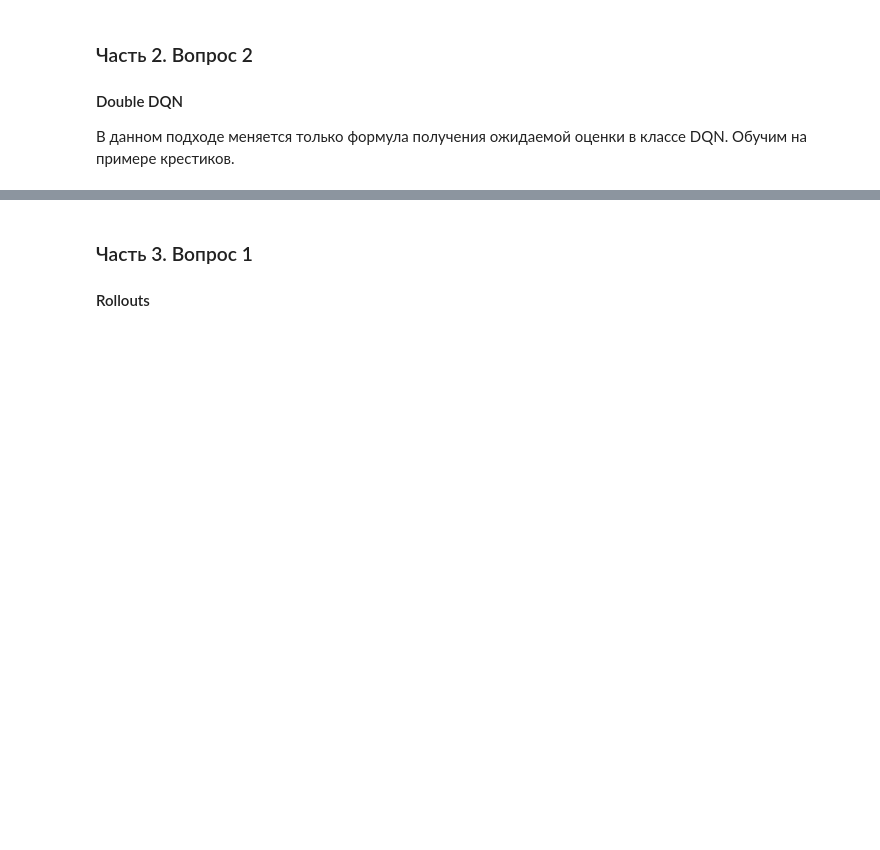
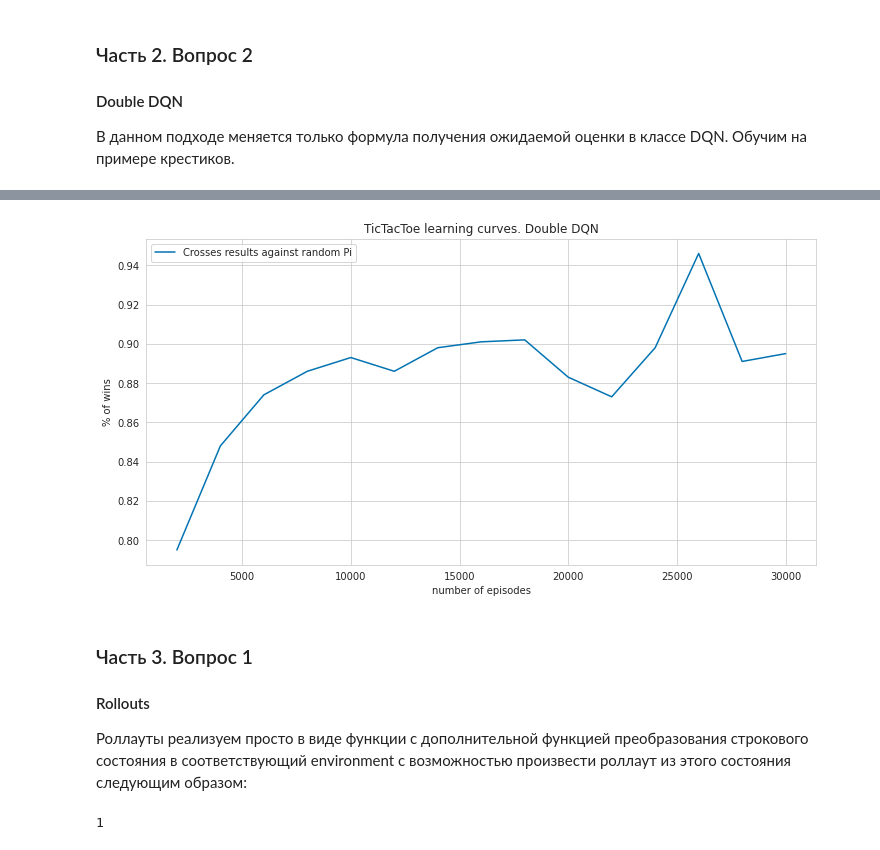
Before and after one commit to AlexShevchuk7/MADE, a Jupyter notebook: RL_SNikolenko/TicTacToe.ipynb, the cells around one changed output, grey strips where cells are left out. Saved outputs shown, nothing was run; the diff lists cells and outputs as text; code cells hidden in the pictures; blank space fills up the shorter version.

```diff
--- a/RL_SNikolenko/TicTacToe.ipynb
+++ b/RL_SNikolenko/TicTacToe.ipynb
@@ -859,17 +831,0 @@ def flatten_state(state):
-# %%
-class Qmodel(nn.Module):
-    def __init__(self, action_size, seed=123):
-        super(Qmodel, self).__init__()
-        self.seed = torch.manual_seed(seed)
-        self.action_size = action_size
-        self.fc1 = nn.Linear(action_size, action_size * 4)
-        self.fc2 = nn.Linear(action_size * 4, action_size * 4)
-        self.fc3 = nn.Linear(action_size * 4, action_size * 2)
-        self.fc4 = nn.Linear(action_size * 2, action_size)
-
-    def forward(self, state):
-        x = F.relu(self.fc1(state))
-        x = F.relu(self.fc2(x))
-        x = F.relu(self.fc3(x))
-        x = F.relu(self.fc4(x))
-        return x
@@ -1032,11 +927,11 @@ plt.plot(naughts_learning_curve)
 # %%
 GAMMA = 1.0
 INITIAL_STEPS = 3000
-TRANSITIONS = 10001
+TRANSITIONS = 30001
 STEPS_PER_UPDATE = 1
 STEPS_PER_TARGET_UPDATE = STEPS_PER_UPDATE * 1000
 BATCH_SIZE = 128
-LEARNING_RATE = 5e-4
+LEARNING_RATE = 2e-4
 EPS = 0.45
 # %%
 class DQN:
@@ -1179,6 +1084,19 @@ for i in tqdm(range(TRANSITIONS)):
+# %%
+plt.figure(figsize=(12, 6))
+xs = [2000 * i for i in range(1, 16)]
+plt.plot(xs, crosses_learning_curve, label='Crosses results against random Pi')
+plt.title('TicTacToe learning curves. Double DQN')
+plt.xlabel('number of episodes')
+plt.ylabel('% of wins')
+plt.legend(loc='upper left')
+plt.show()
+# %% [output]
+[figure, added]
 # %% [markdown]
 ### Часть 3. Вопрос 1
 #### Rollouts
+
+Роллауты реализуем просто в виде функции с дополнительной функцией преобразования строкового состояния в соответствующий environment с возможностью произвести роллаут из этого состояния следующим образом:
 # %%
 def rollout(env, pi_crosses='random', pi_naughts='random'):
     reward = env.isTerminal()
@@ -1214,3 +1144,9 @@ def rollout(env, pi_crosses='random', pi_naughts='random'):
+# %%
+# Rollout demo:
+env = state_to_env('112020111')
+rollout(env)
+# %% [output]
+1
 # %% [markdown]
 ### Часть 3. Вопрос 2
 #### MCTS
```
Also changed, not shown: parts of 40 cells of this notebook.
